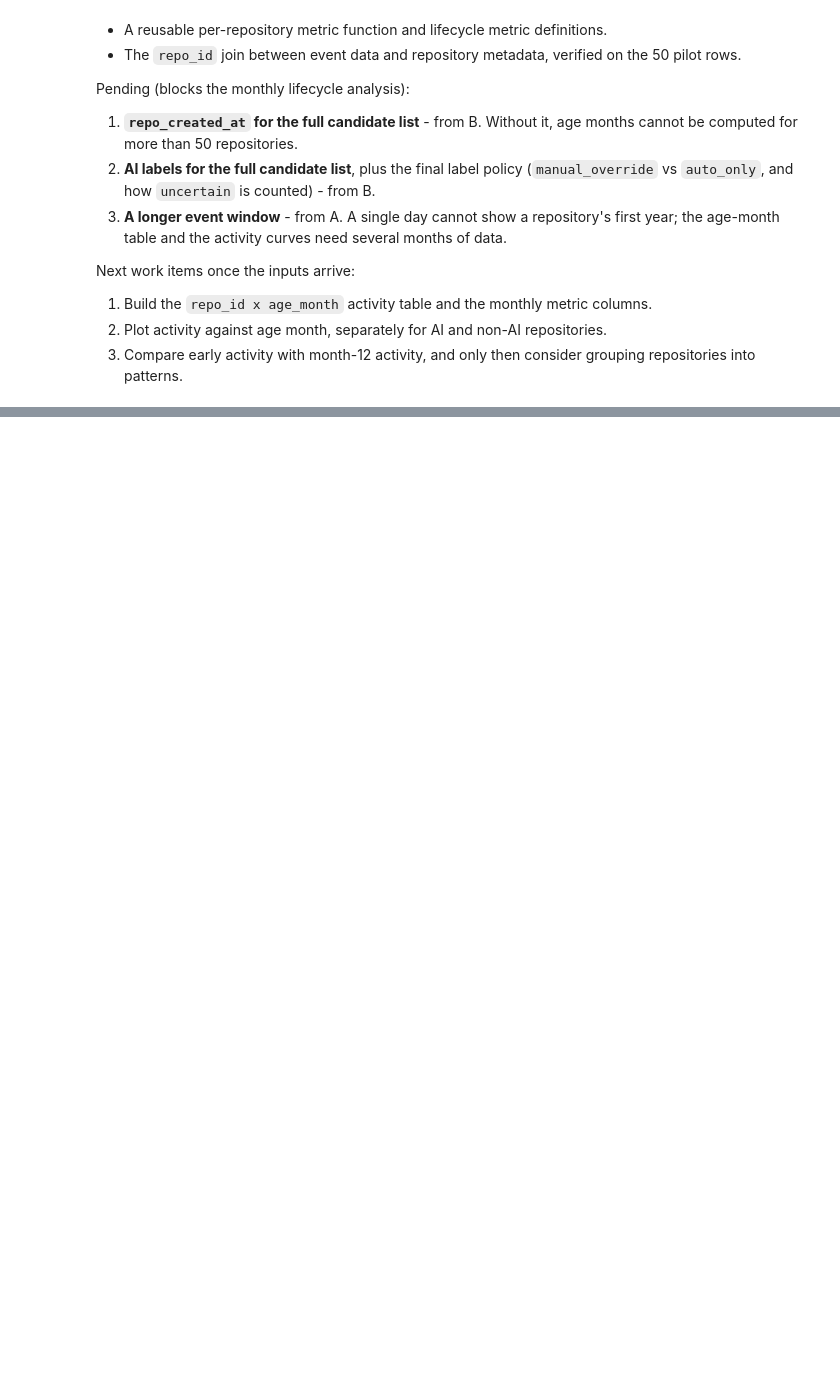
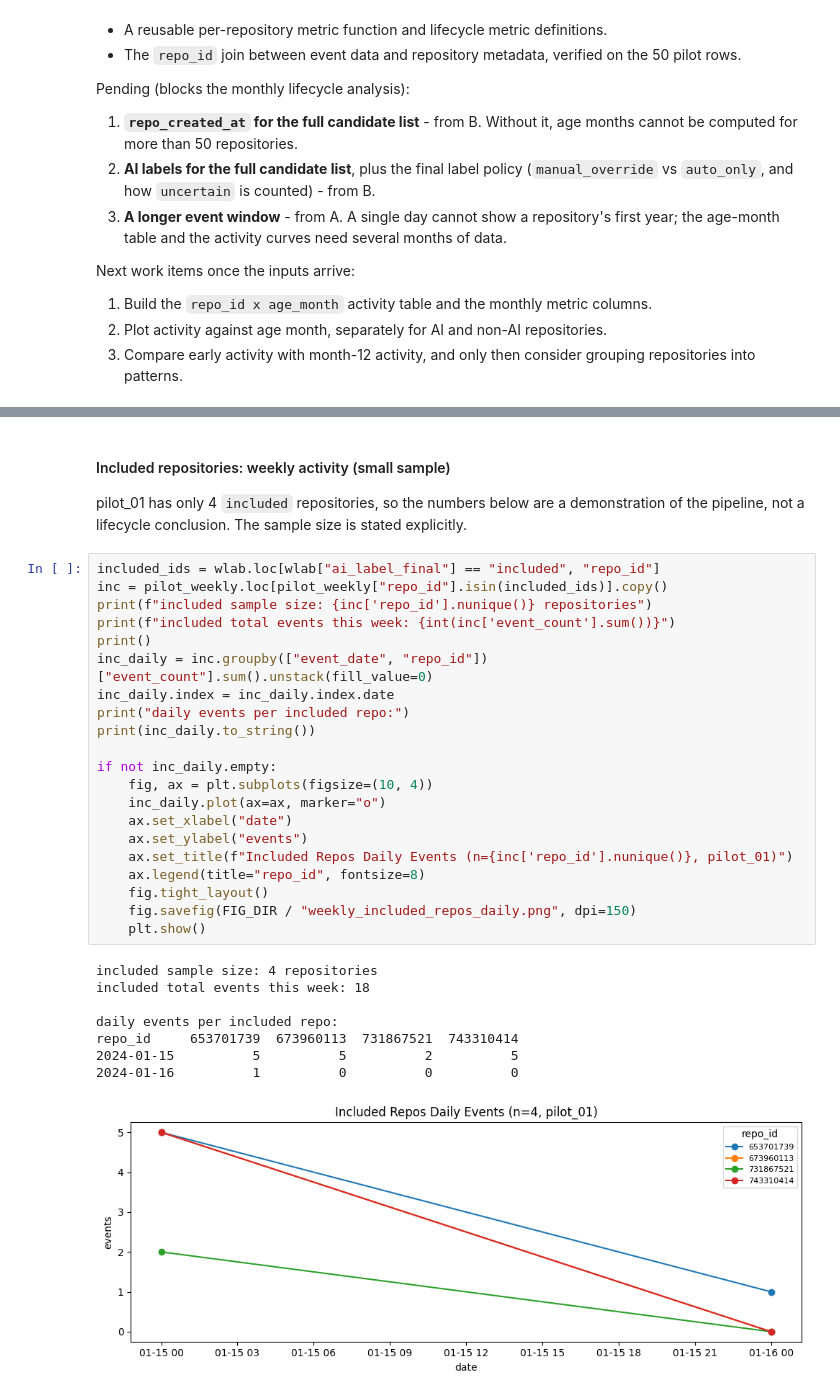
Before and after one commit to MANHO219/github_activity_analyze_project, a Jupyter notebook: c_lifecycle_analysis/lifecycle_analysis.ipynb, the cells around one changed output, grey strips where cells are left out. Cells and saved outputs as stored; diff of their text form; blank space fills up the shorter version.

```diff
--- a/c_lifecycle_analysis/lifecycle_analysis.ipynb
+++ b/c_lifecycle_analysis/lifecycle_analysis.ipynb
@@ -506,0 +798,35 @@ Next work items once the inputs arrive:
+# %% [markdown]
+#### Included repositories: weekly activity (small sample)
+
+pilot_01 has only 4 `included` repositories, so the numbers below are a demonstration of the
+pipeline, not a lifecycle conclusion. The sample size is stated explicitly.
+# %%
+included_ids = wlab.loc[wlab["ai_label_final"] == "included", "repo_id"]
+inc = pilot_weekly.loc[pilot_weekly["repo_id"].isin(included_ids)].copy()
+print(f"included sample size: {inc['repo_id'].nunique()} repositories")
+print(f"included total events this week: {int(inc['event_count'].sum())}")
+print()
+inc_daily = inc.groupby(["event_date", "repo_id"])["event_count"].sum().unstack(fill_value=0)
+inc_daily.index = inc_daily.index.date
+print("daily events per included repo:")
+print(inc_daily.to_string())
+
+if not inc_daily.empty:
+    fig, ax = plt.subplots(figsize=(10, 4))
+    inc_daily.plot(ax=ax, marker="o")
+    ax.set_xlabel("date")
+    ax.set_ylabel("events")
+    ax.set_title(f"Included Repos Daily Events (n={inc['repo_id'].nunique()}, pilot_01)")
+    ax.legend(title="repo_id", fontsize=8)
+    fig.tight_layout()
+    fig.savefig(FIG_DIR / "weekly_included_repos_daily.png", dpi=150)
+    plt.show()
+# %% [output]
+included sample size: 4 repositories
+included total events this week: 18
+
+daily events per included repo:
+repo_id     653701739  673960113  731867521  743310414
+2024-01-15          5          5          2          5
+2024-01-16          1          0          0          0
+[figure, added]
```
Also changed, not shown: parts of 45 cells of this notebook, 8 other files.
